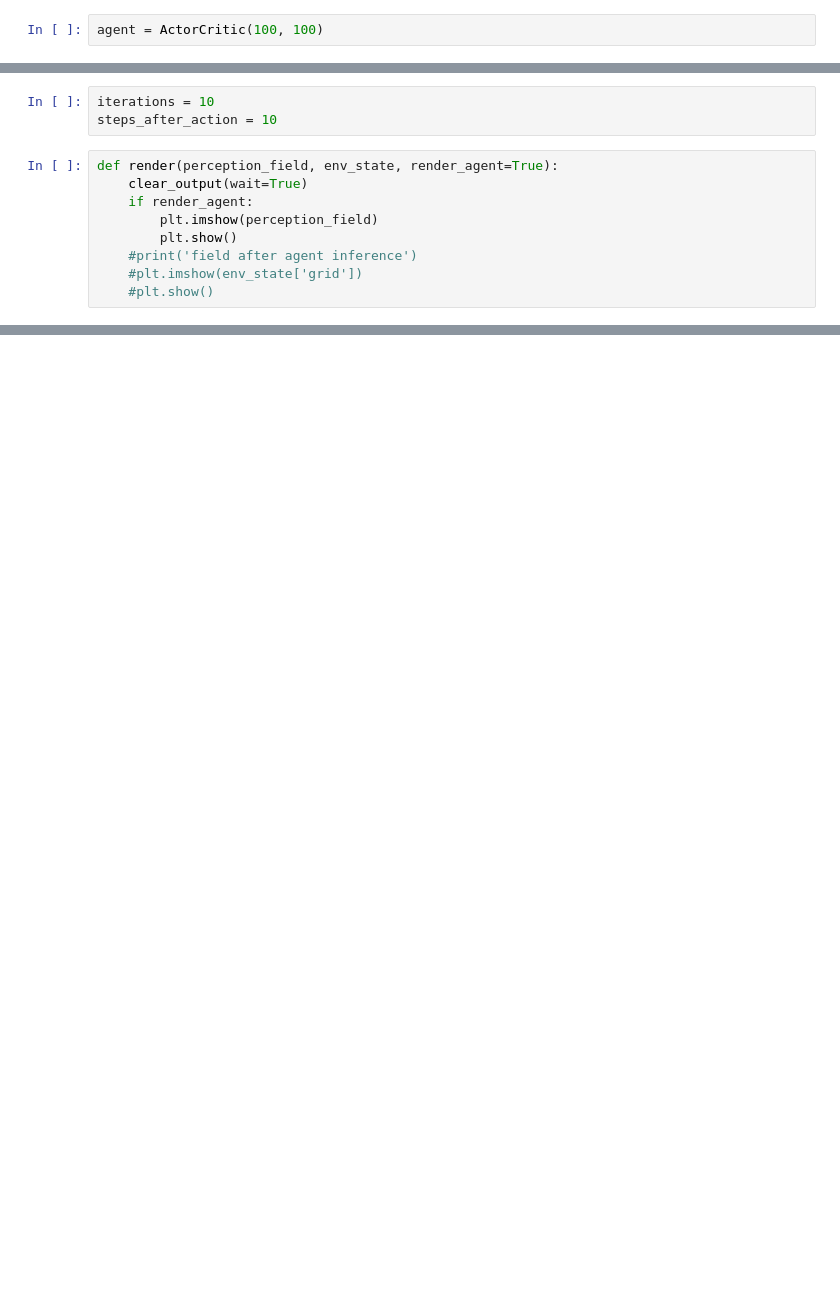
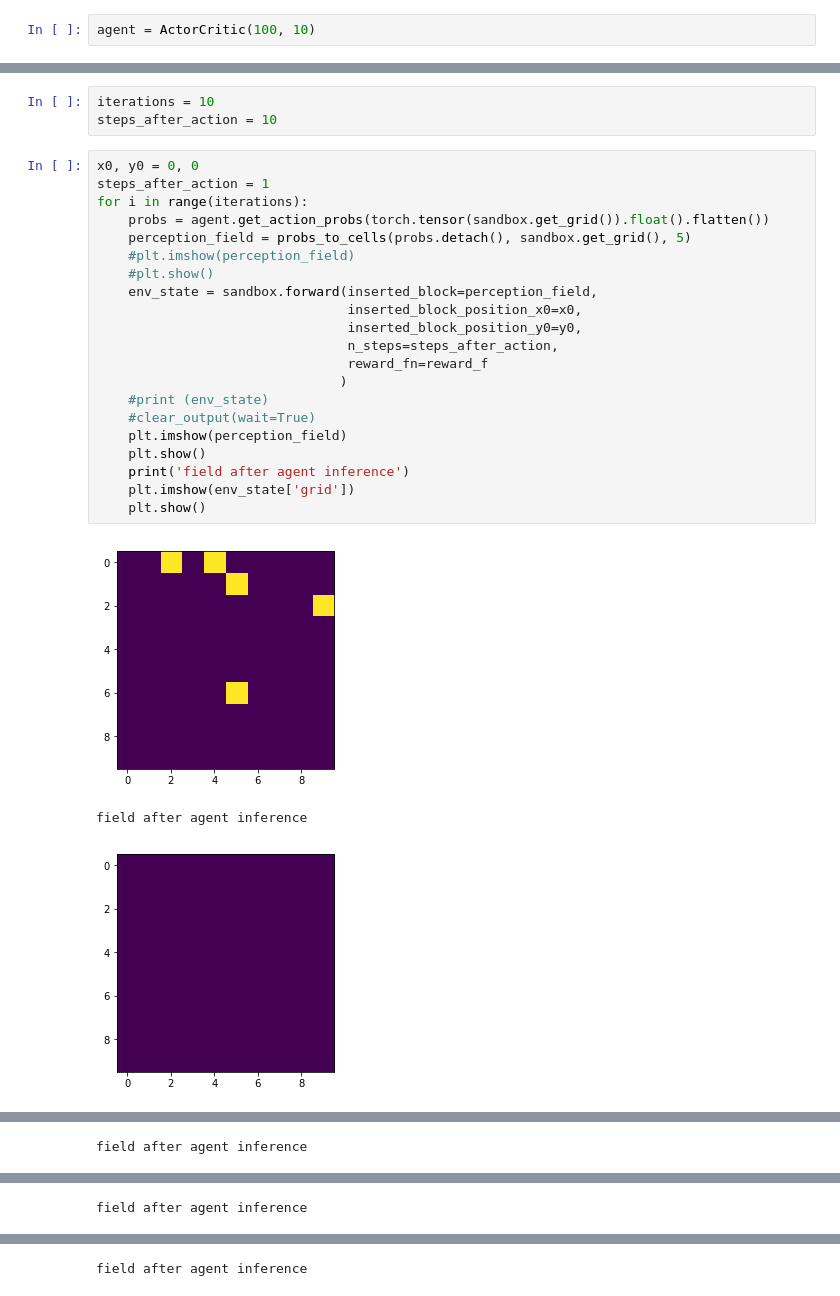
Before and after one commit to denistr16/GoL-RL, a Jupyter notebook: agent_run_template_03.ipynb, the cells around one changed output, grey strips where cells are left out. Saved outputs shown, nothing was run; the diff lists cells and outputs as text; blank space fills up the shorter version.

```diff
--- a/agent_run_template_03.ipynb
+++ b/agent_run_template_03.ipynb
@@ -26,7 +25,7 @@ def probs_to_cells(probs, env, topk=3):
     inserted_block[idx_top_k] = 1
     return inserted_block.reshape(env.shape)
 # %%
-agent = ActorCritic(100, 100)
+agent = ActorCritic(100, 10)
 # %%
 LR = 3e-3
 N_GAMES = 2000
@@ -53,11 +52,27 @@ reward_f = AliveCellsReward()
 iterations = 10
 steps_after_action = 10
 # %%
-def render(perception_field, env_state, render_agent=True):
-    clear_output(wait=True)
-    if render_agent:
-        plt.imshow(perception_field)
-        plt.show()
-    #print('field after agent inference')
-    #plt.imshow(env_state['grid'])
+x0, y0 = 0, 0
+steps_after_action = 1
+for i in range(iterations):
+    probs = agent.get_action_probs(torch.tensor(sandbox.get_grid()).float().flatten())
+    perception_field = probs_to_cells(probs.detach(), sandbox.get_grid(), 5)
+    #plt.imshow(perception_field)
     #plt.show()
+    env_state = sandbox.forward(inserted_block=perception_field,
+                                inserted_block_position_x0=x0,
+                                inserted_block_position_y0=y0,
+                                n_steps=steps_after_action,
+                                reward_fn=reward_f
+                               )
+    #print (env_state)
+    #clear_output(wait=True)
+    plt.imshow(perception_field)
+    plt.show()
+    print('field after agent inference')
+    plt.imshow(env_state['grid'])
+    plt.show()
+# %% [output]
+[figure, added]
+field after agent inference
+[figure, added]
@@ -63,0 +80 @@ def render(perception_field, env_state, render_agent=True):
+field after agent inference
@@ -63,0 +83 @@ def render(perception_field, env_state, render_agent=True):
+field after agent inference
@@ -63,0 +86 @@ def render(perception_field, env_state, render_agent=True):
+field after agent inference
```
Also changed, not shown: parts of 4 cells of this notebook.
